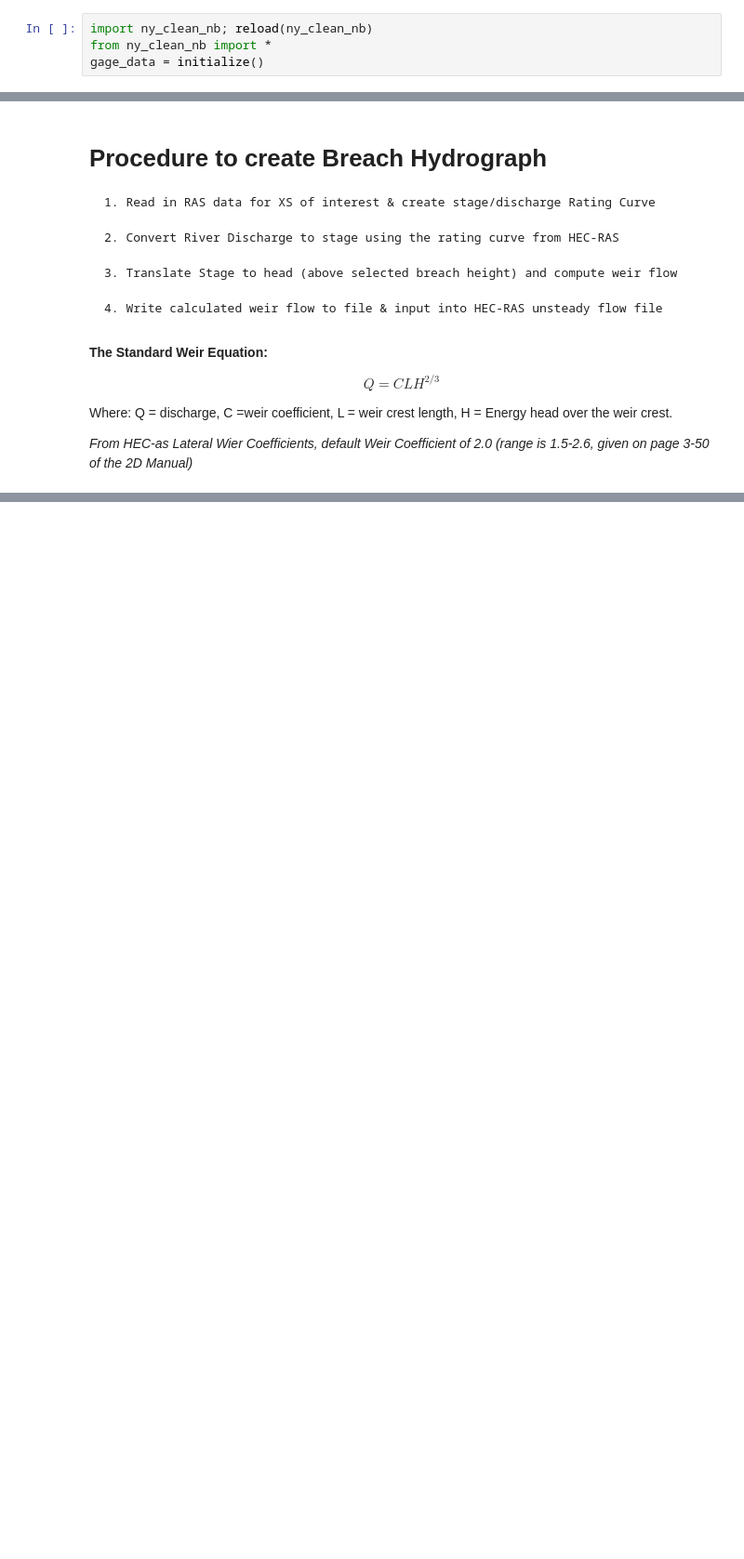
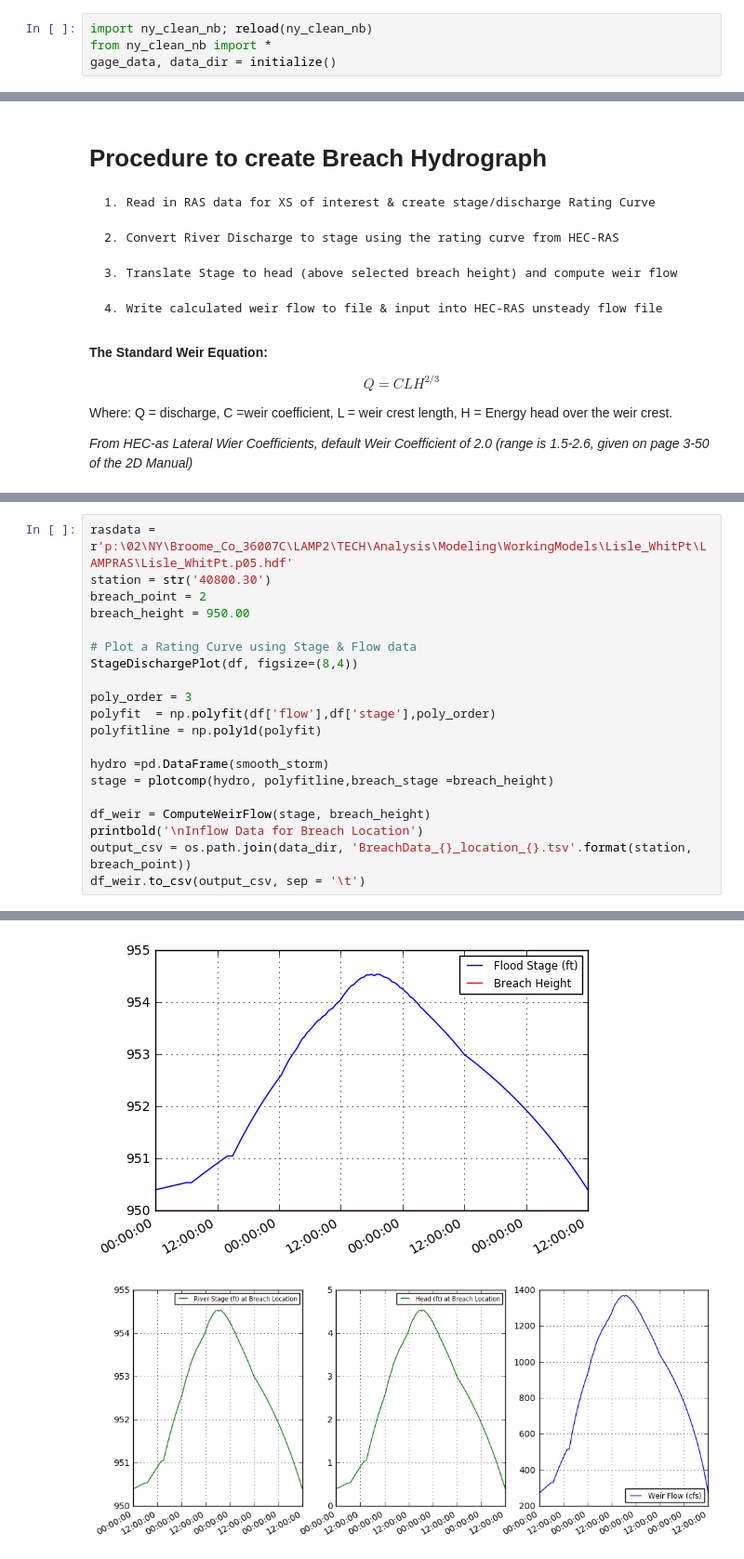
Before and after one commit to slawler/HydrologyTools, a Jupyter notebook: nbs/GetHydrograph_WP.ipynb, the cells around one changed output, grey strips where cells are left out. Shown: that part at 93% size. Drawn from its saved outputs; the diff is of its cells as text; blank space fills up the shorter version.

```diff
--- a/nbs/GetHydrograph_WP.ipynb
+++ b/nbs/GetHydrograph_WP.ipynb
@@ -25,7 +27,7 @@ import matplotlib.pyplot as plt
 # %%
 import ny_clean_nb; reload(ny_clean_nb)
 from ny_clean_nb import *
-gage_data = initialize()
+gage_data, data_dir = initialize()
 # %% [output]
 01509000_00060_dv.tsv
 01509000_00060_iv.tsv
@@ -117,0 +147,21 @@ Where:  Q = discharge, C =weir coefficient, L = weir crest length, H = Energy he
+# %%
+rasdata = r'p:\02\NY\Broome_Co_36007C\LAMP2\TECH\Analysis\Modeling\WorkingModels\Lisle_WhitPt\LAMPRAS\Lisle_WhitPt.p05.hdf'
+station = str('40800.30')
+breach_point = 2
+breach_height = 950.00
+
+# Plot a Rating Curve using Stage & Flow data
+StageDischargePlot(df, figsize=(8,4))
+
+poly_order = 3
+polyfit  = np.polyfit(df['flow'],df['stage'],poly_order)
+polyfitline = np.poly1d(polyfit)
+
+hydro =pd.DataFrame(smooth_storm)
+stage = plotcomp(hydro, polyfitline,breach_stage =breach_height)
+
+df_weir = ComputeWeirFlow(stage, breach_height)
+printbold('\nInflow Data for Breach Location')
+output_csv = os.path.join(data_dir, 'BreachData_{}_location_{}.tsv'.format(station, breach_point))
+df_weir.to_csv(output_csv, sep = '\t')
+# %% [output]
@@ -117,0 +171,2 @@ Where:  Q = discharge, C =weir coefficient, L = weir crest length, H = Energy he
+[figure, added]
+[figure, added]
```
Also changed, not shown: parts of 12 cells of this notebook, 10 other files.
